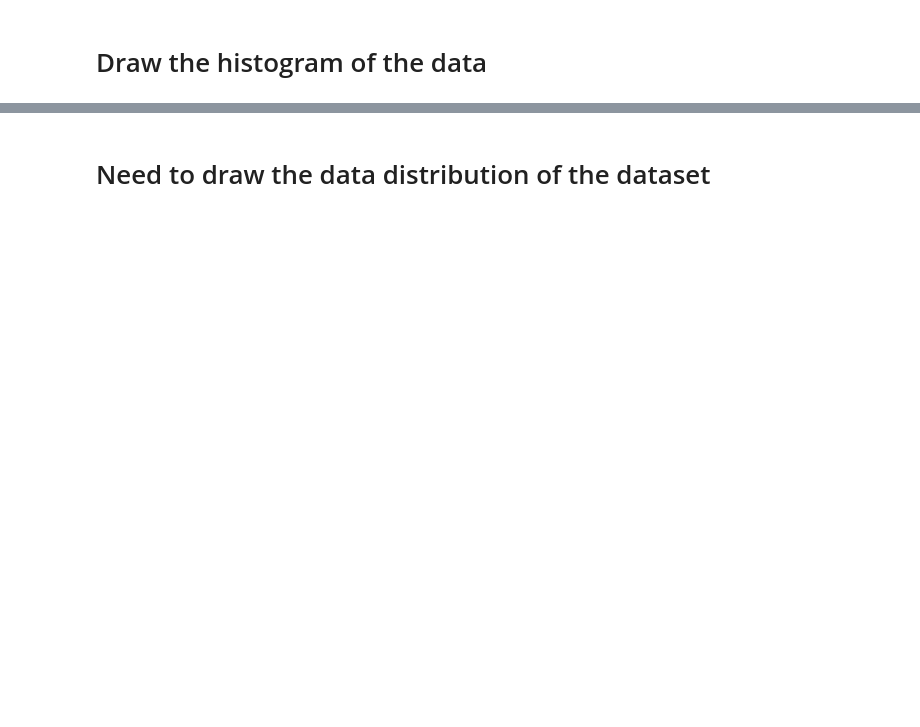
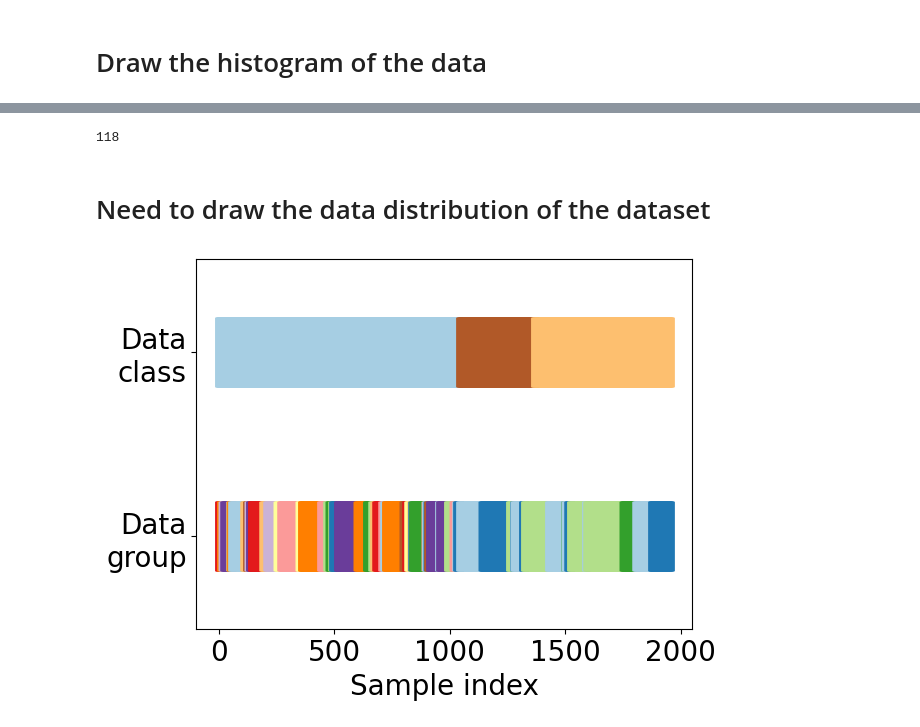
Before and after one commit to ChenKaiXuSan/Skeleton_ASD_PyTorch, a Jupyter notebook: misc/draw_data_distribution.ipynb, the cells around one changed output, grey strips where cells are left out. Cells and saved outputs as stored; diff of their text form; code cells hidden in the pictures; blank space fills up the shorter version.

```diff
--- a/misc/draw_data_distribution.ipynb
+++ b/misc/draw_data_distribution.ipynb
@@ -1,4 +0,0 @@
-# %%
-with open('test.log', 'r') as f:
-    for line in f:
-        print(line, end='')
@@ -9,2 +194,45 @@ with open('test.log', 'r') as f:
+# %%
+len(v)
+# %% [output]
+118
 # %% [markdown]
 # Need to draw the data distribution of the dataset
+# %%
+import matplotlib.pyplot as plt
+import numpy as np
+
+# Generate the class/group data
+n_points = 100
+
+cmap_data = plt.cm.Paired
+
+def visualize_groups(classes, groups, name):
+    # Visualize dataset groups
+    fig, ax = plt.subplots()
+    ax.scatter(
+        range(len(groups)),
+        [0.5] * len(groups),
+        c=groups,
+        marker="_",
+        lw=50,
+        cmap=cmap_data,
+    )
+    ax.scatter(
+        range(len(groups)),
+        [3.5] * len(groups),
+        c=classes,
+        marker="_",
+        lw=50,
+        cmap=cmap_data,
+    )
+    ax.set(
+        ylim=[-1, 5],
+        yticks=[0.5, 3.5],
+        yticklabels=["Data\ngroup", "Data\nclass"],
+        xlabel="Sample index",
+    )
+
+
+visualize_groups(y, groups, "no groups")
+# %% [output]
+[figure, added]
```
Also changed, not shown: parts of 10 cells of this notebook, 7 other files.
